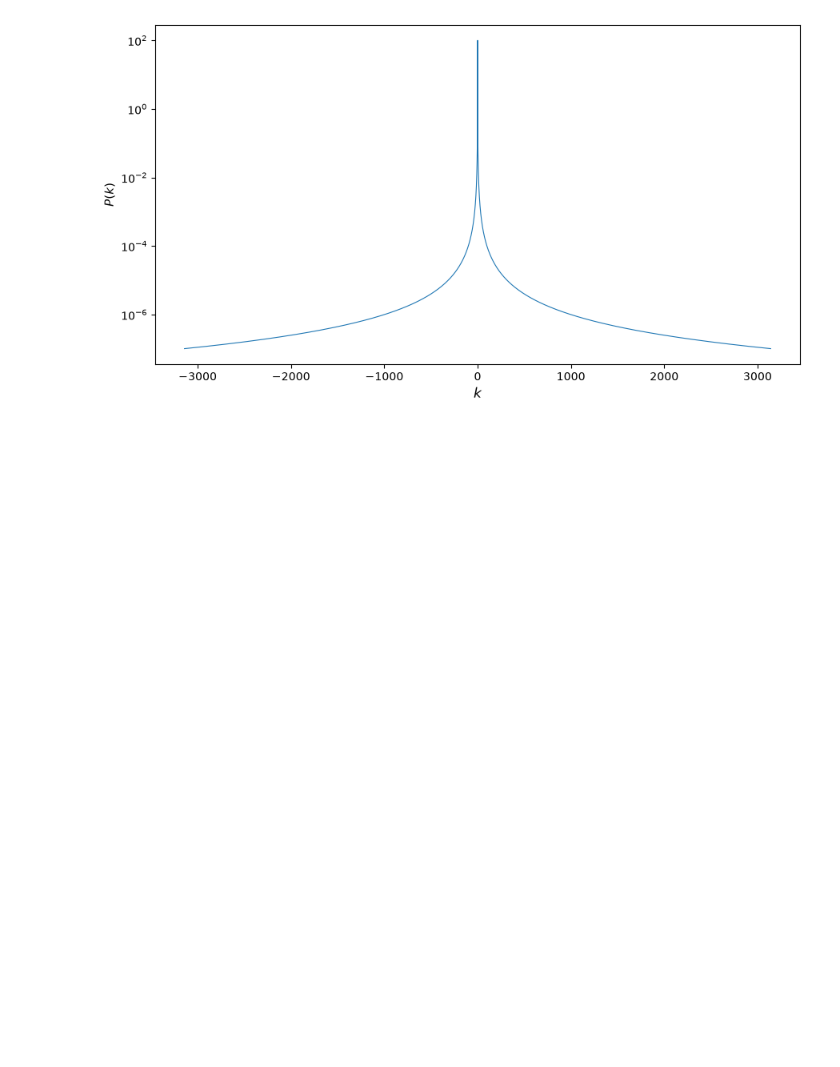
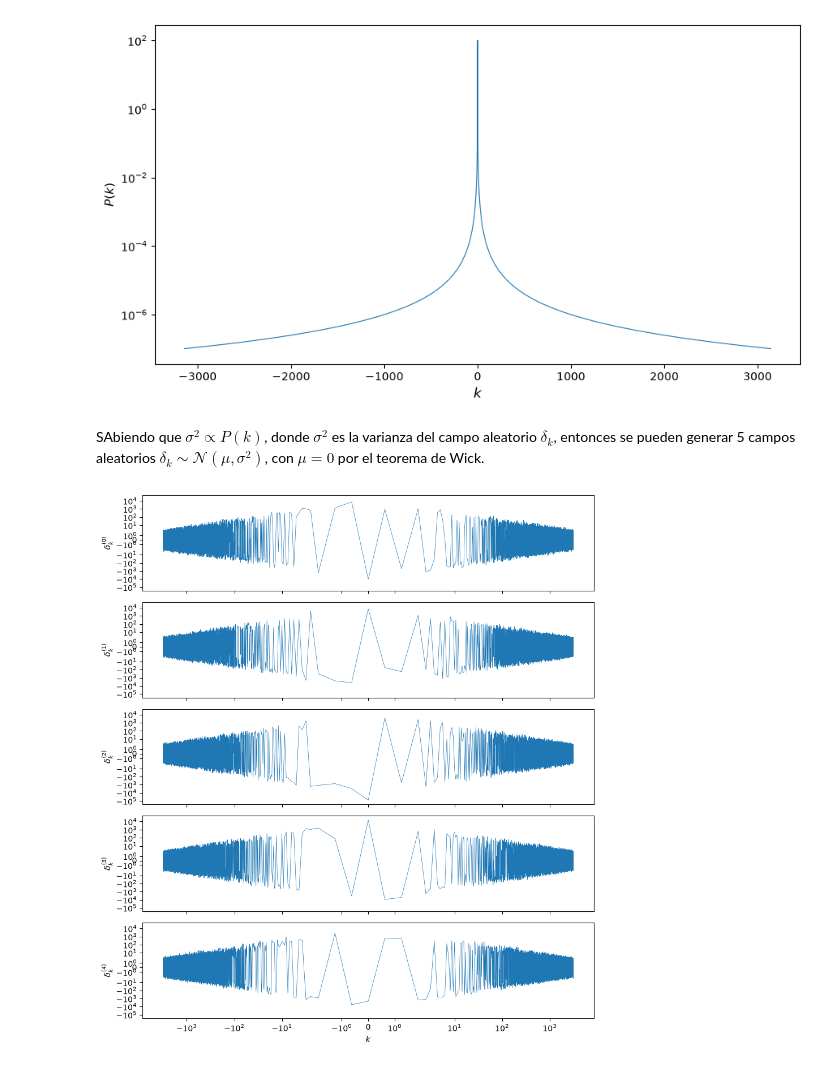
Before and after one commit to jairferrara/num-est, a Jupyter notebook: 03/03.ipynb, the cells around one changed output. Cells and saved outputs as stored; diff of their text form; code cells hidden in the pictures; blank space fills up the shorter version.

```diff
--- a/03/03.ipynb
+++ b/03/03.ipynb
@@ -21,7 +21,9 @@ rng = np.random.default_rng(SEED)
 
 N = 10000 # Samples
 lb, rb = 0, 10 # Bounderies
-dx = (rb - lb) / (N - 1)
+
+real_space = np.linspace(lb, rb, N)
+dx = real_space[1] - real_space[0]
 
 fourier_space_unshifted = 2 * np.pi * np.fft.fftfreq(N, d=dx)
 fourier_space = np.fft.fftshift(fourier_space_unshifted)
@@ -35,8 +37,25 @@ plt.ylabel('$P(k)$', fontsize=11)
 plt.xlabel('$k$', fontsize=12)
 plt.tight_layout()
 plt.show()
-
-rng_childs = rng.spawn(5) # Childs
-real_space = np.array([r.normal(lb, rb, N) for r in rng_childs])
 # %% [output]
 [figure]
+# %% [markdown]
+SAbiendo que $\sigma^2 \propto P(k)$, donde $\sigma^2$ es la varianza del campo aleatorio $\delta_k$, entonces se pueden generar 5 campos aleatorios $\delta_k \sim \mathcal{N}(\mu, \sigma^2)$, con $\mu = 0$ por el teorema de Wick.
+# %%
+rng_childs = rng.spawn(5) # Childs
+
+L = 10
+delta_k = np.asarray([rng_childs[i].normal(0, np.sqrt(N ** 2 * Pk / L)) for i in range(5)])
+delta_x = np.fft.ifft(np.fft.ifftshift(delta_k, axes=1), axis=1)
+# %%
+fig, axs = plt.subplots(5, 1, figsize=(9, 10), sharex=True, sharey=True)
+for i, ax in enumerate(axs):
+    ax.plot(fourier_space, delta_k[i], lw=0.5)
+    ax.set_ylabel(rf'$\delta_k^{{({i})}}$')
+axs[-1].set_xscale('symlog')
+axs[-1].set_yscale('symlog')
+axs[-1].set_xlabel('$k$')
+plt.tight_layout()
+plt.show()
+# %% [output]
+[figure, added]
```
Also changed, not shown: parts of 5 cells of this notebook.
